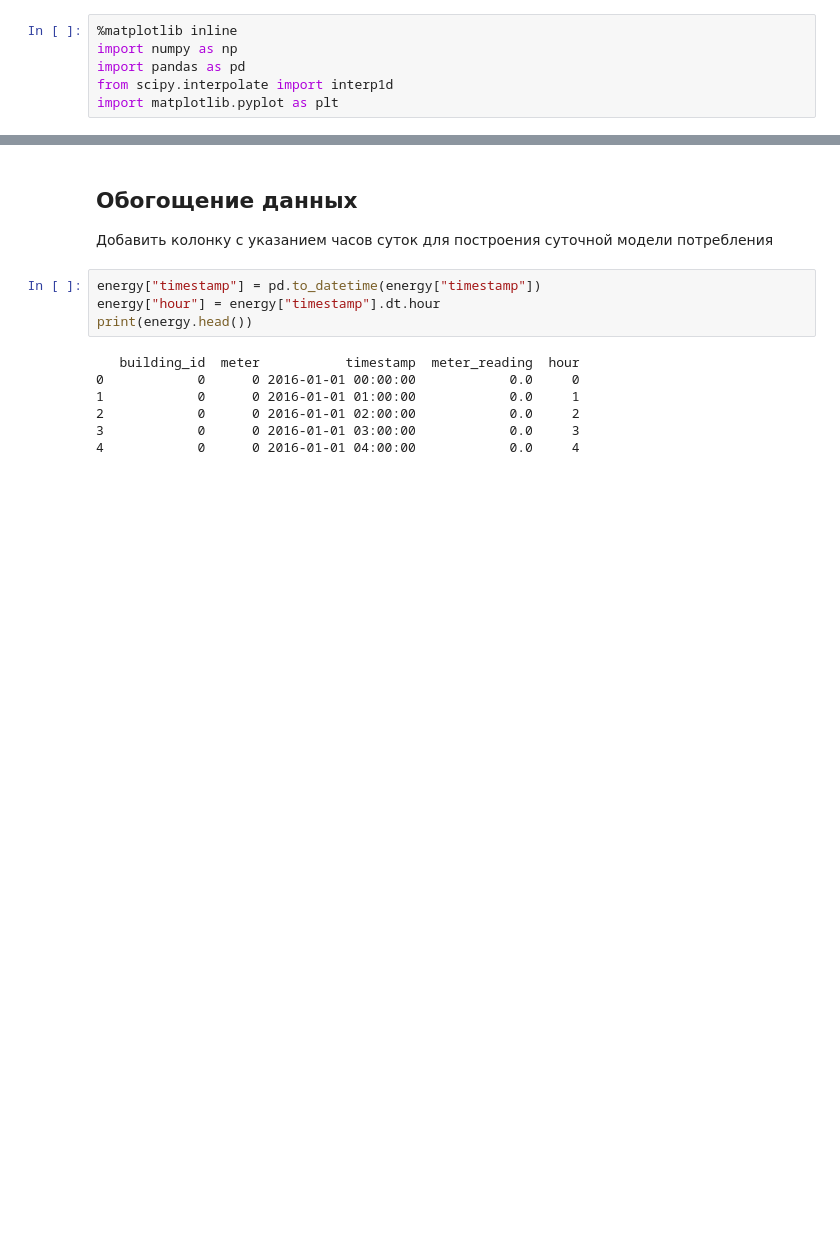
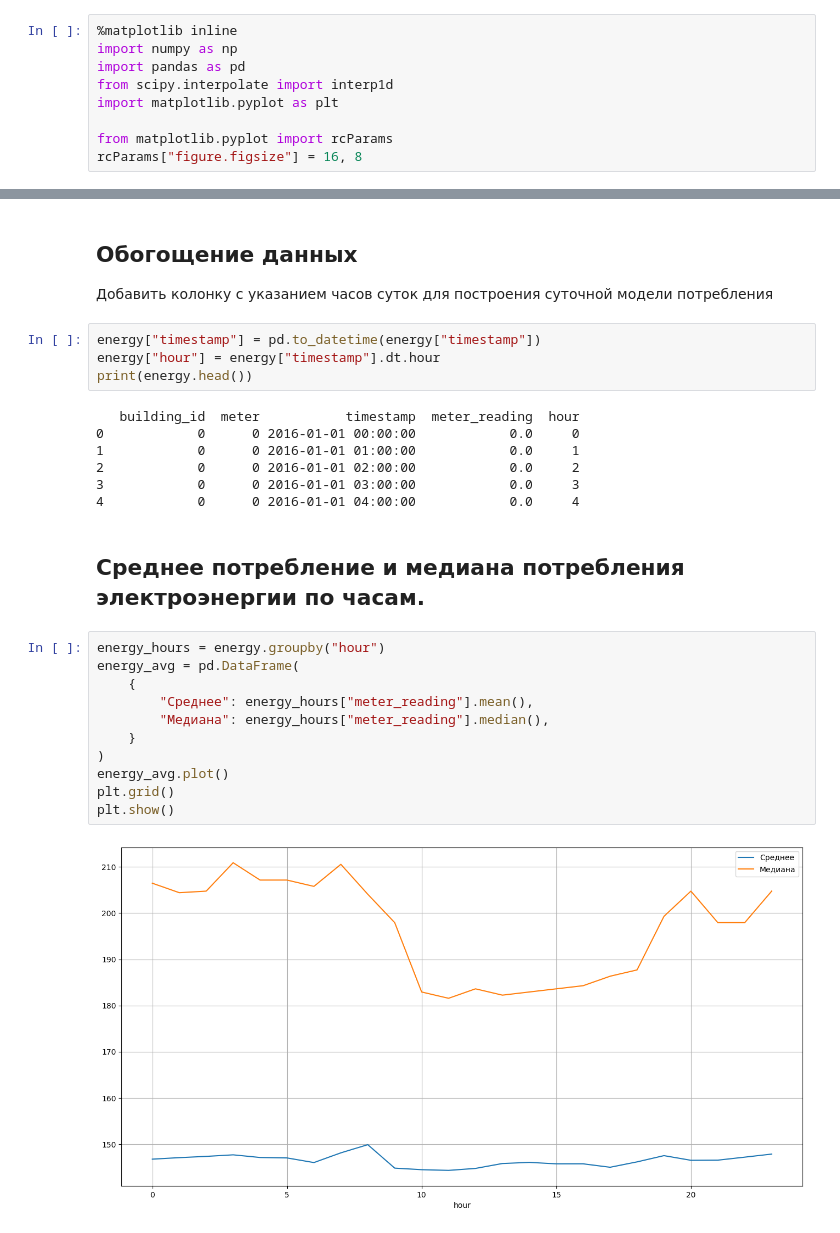
Before and after one commit to iteegi/data-science-algo, a Jupyter notebook: data-science-algo/tasks/interpolation_and_extrapolation.ipynb, the cells around one changed output, grey strips where cells are left out. Drawn from its saved outputs; the diff is of its cells as text; blank space fills up the shorter version.

Commit message:
display the average and median energy consumption per hour

```diff
--- a/data-science-algo/tasks/interpolation_and_extrapolation.ipynb
+++ b/data-science-algo/tasks/interpolation_and_extrapolation.ipynb
@@ -6,6 +6,9 @@ import numpy as np
 import pandas as pd
 from scipy.interpolate import interp1d
 import matplotlib.pyplot as plt
+
+from matplotlib.pyplot import rcParams
+rcParams["figure.figsize"] = 16, 8
 # %%
 energy = pd.read_csv("../data/train.csv")
 print(energy.head())
@@ -30,3 +33,18 @@ print(energy.head())
 2            0      0 2016-01-01 02:00:00            0.0     2
 3            0      0 2016-01-01 03:00:00            0.0     3
 4            0      0 2016-01-01 04:00:00            0.0     4
+# %% [markdown]
+## Среднее потребление и медиана потребления электроэнергии по часам.
+# %%
+energy_hours = energy.groupby("hour")
+energy_avg = pd.DataFrame(
+    {
+        "Среднее": energy_hours["meter_reading"].mean(),
+        "Медиана": energy_hours["meter_reading"].median(),
+    }
+)
+energy_avg.plot()
+plt.grid()
+plt.show()
+# %% [output]
+[figure, added]
```
